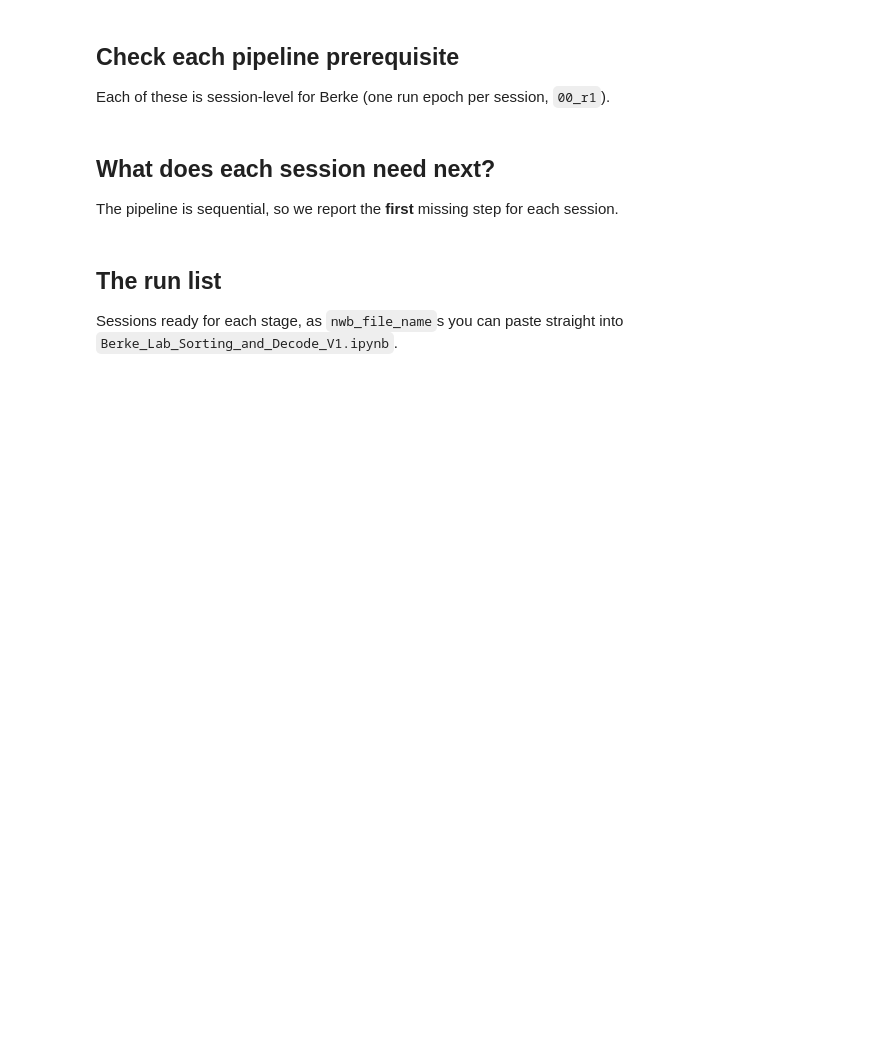
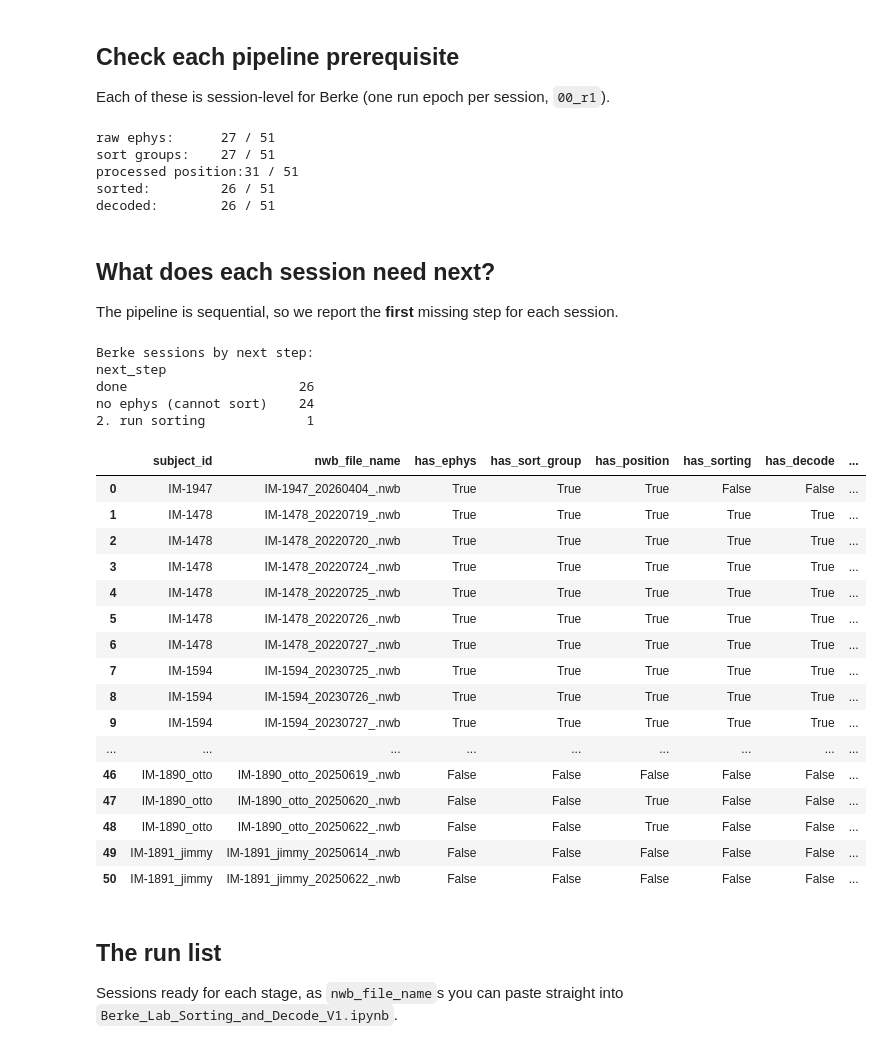
Before and after one commit to calderast/Hex-maze-spyglass, a Jupyter notebook: notebooks/Berke_Sorting_Decode_Candidates.ipynb, the cells around one changed output. Saved outputs shown, nothing was run; the diff lists cells and outputs as text; code cells hidden in the pictures; blank space fills up the shorter version.

```diff
--- a/notebooks/Berke_Sorting_Decode_Candidates.ipynb
+++ b/notebooks/Berke_Sorting_Decode_Candidates.ipynb
@@ -49,22 +60,22 @@ Each of these is session-level for Berke (one run epoch per session, `00_r1`).
 # %%
 berke_keys = [{'nwb_file_name': s} for s in berke_sessions]
 
-# --- Raw ephys: nothing to sort without it ---
+# Raw ephys: nothing to sort without it
 ephys_sessions = set((Raw & berke_keys).fetch('nwb_file_name'))
 
-# --- Sort groups: Berke IM-* sessions live in spikesorting v1 ---
+# Sort groups: Berke IM-* sessions live in spikesorting v1
 # (the pipeline sorts per sort group, so these must exist first -- set_group_by_shank)
 sort_group_sessions = {
     s for s in berke_sessions if len(sgs.SortGroup & {'nwb_file_name': s}) > 0
 }
 
-# --- Trodes position: what PositionGroup is built from for the decode half ---
-trodes = pd.DataFrame(
+# Processed position: what PositionGroup is built from for the decode half
+processed_position = pd.DataFrame(
     PositionOutput.TrodesPosV1.fetch('nwb_file_name', 'interval_list_name', as_dict=True)
 )
-trodes_sessions = set(trodes['nwb_file_name']) & set(berke_sessions) if len(trodes) else set()
+pos_sessions = set(processed_position['nwb_file_name']) & set(berke_sessions) if len(processed_position) else set()
 
-# --- Already sorted? (walk back through the v1 recording selection) ---
+# Already sorted? (walk back through the v1 recording selection)
 # NOTE: don't use merge_fetch('nwb_file_name') -- the v1 part is keyed by sorting_id, so it
 # would be skipped and every v1-sorted session would look unsorted.
 sorted_sessions = {
@@ -73,7 +84,7 @@ sorted_sessions = {
         {'nwb_file_name': s}, sources=['v0', 'v1'], restrict_by_artifact=False))
 }
 
-# --- Already decoded? (walk the DecodingOutput parts) ---
+# Already decoded? (walk the DecodingOutput parts)
 dec_frames = []
 for part in DecodingOutput().parts(as_objects=True):
     if 'nwb_file_name' in part.heading.names:
@@ -83,9 +94,15 @@ decoded_sessions = set(dec['nwb_file_name']) & set(berke_sessions)
 
 print(f"raw ephys:      {len(ephys_sessions)} / {len(berke_sessions)}")
 print(f"sort groups:    {len(sort_group_sessions)} / {len(berke_sessions)}")
-print(f"trodes position:{len(trodes_sessions)} / {len(berke_sessions)}")
+print(f"processed position:{len(pos_sessions)} / {len(berke_sessions)}")
 print(f"sorted:         {len(sorted_sessions)} / {len(berke_sessions)}")
 print(f"decoded:        {len(decoded_sessions)} / {len(berke_sessions)}")
+# %% [output]
+raw ephys:      27 / 51
+sort groups:    27 / 51
+processed position:31 / 51
+sorted:         26 / 51
+decoded:        26 / 51
 # %% [markdown]
 ## What does each session need next?
 
@@ -93,38 +110,61 @@ The pipeline is sequential, so we report the **first** missing step for each ses
 # %%
 berke['has_ephys'] = berke['nwb_file_name'].isin(ephys_sessions)
 berke['has_sort_group'] = berke['nwb_file_name'].isin(sort_group_sessions)
-berke['has_position'] = berke['nwb_file_name'].isin(trodes_sessions)
+berke['has_position'] = berke['nwb_file_name'].isin(pos_sessions)
 berke['has_sorting'] = berke['nwb_file_name'].isin(sorted_sessions)
 berke['has_decode'] = berke['nwb_file_name'].isin(decoded_sessions)
 
 
 def next_step(row):
     """First missing step in the sorting -> decode pipeline for this session."""
     if not row.has_ephys:
         return 'no ephys (cannot sort)'
     if not row.has_sort_group:
         return '1. create sort groups'
     if not row.has_sorting:
         return '2. run sorting'
     if not row.has_position:
         return '3. process position (needed to decode)'
     if not row.has_decode:
         return '4. run decode'
     return 'done'
 
 
 berke['next_step'] = berke.apply(next_step, axis=1)
 
 candidates = (
     berke[['subject_id', 'nwb_file_name', 'has_ephys', 'has_sort_group',
            'has_position', 'has_sorting', 'has_decode', 'next_step']]
     .sort_values(['next_step', 'subject_id', 'nwb_file_name'])
     .reset_index(drop=True)
 )
 
 print('Berke sessions by next step:')
 print(candidates['next_step'].value_counts().to_string())
 display(candidates)
+# %% [output]
+Berke sessions by next step:
+next_step
+done                      26
+no ephys (cannot sort)    24
+2. run sorting             1
+|  | subject_id | nwb_file_name | has_ephys | has_sort_group | has_position | has_sorting | has_decode | ... |
+| 0 | IM-1947 | IM-1947_20260404_.nwb | True | True | True | False | False | ... |
+| 1 | IM-1478 | IM-1478_20220719_.nwb | True | True | True | True | True | ... |
+| 2 | IM-1478 | IM-1478_20220720_.nwb | True | True | True | True | True | ... |
+| 3 | IM-1478 | IM-1478_20220724_.nwb | True | True | True | True | True | ... |
+| 4 | IM-1478 | IM-1478_20220725_.nwb | True | True | True | True | True | ... |
+| 5 | IM-1478 | IM-1478_20220726_.nwb | True | True | True | True | True | ... |
+| 6 | IM-1478 | IM-1478_20220727_.nwb | True | True | True | True | True | ... |
+| 7 | IM-1594 | IM-1594_20230725_.nwb | True | True | True | True | True | ... |
+| 8 | IM-1594 | IM-1594_20230726_.nwb | True | True | True | True | True | ... |
+| 9 | IM-1594 | IM-1594_20230727_.nwb | True | True | True | True | True | ... |
+| ... | ... | ... | ... | ... | ... | ... | ... | ... |
+| 46 | IM-1890_otto | IM-1890_otto_20250619_.nwb | False | False | False | False | False | ... |
+| 47 | IM-1890_otto | IM-1890_otto_20250620_.nwb | False | False | True | False | False | ... |
+| 48 | IM-1890_otto | IM-1890_otto_20250622_.nwb | False | False | True | False | False | ... |
+| 49 | IM-1891_jimmy | IM-1891_jimmy_20250614_.nwb | False | False | False | False | False | ... |
+| 50 | IM-1891_jimmy | IM-1891_jimmy_20250622_.nwb | False | False | False | False | False | ... |
 # %% [markdown]
 ## The run list
 
```
Also changed, not shown: parts of 3 cells of this notebook, 4 other files.
